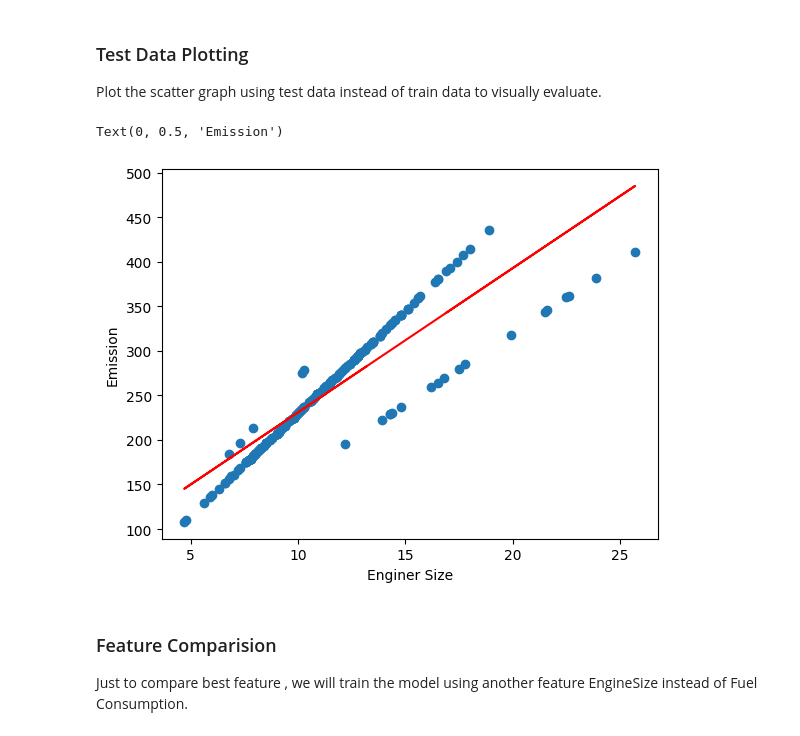
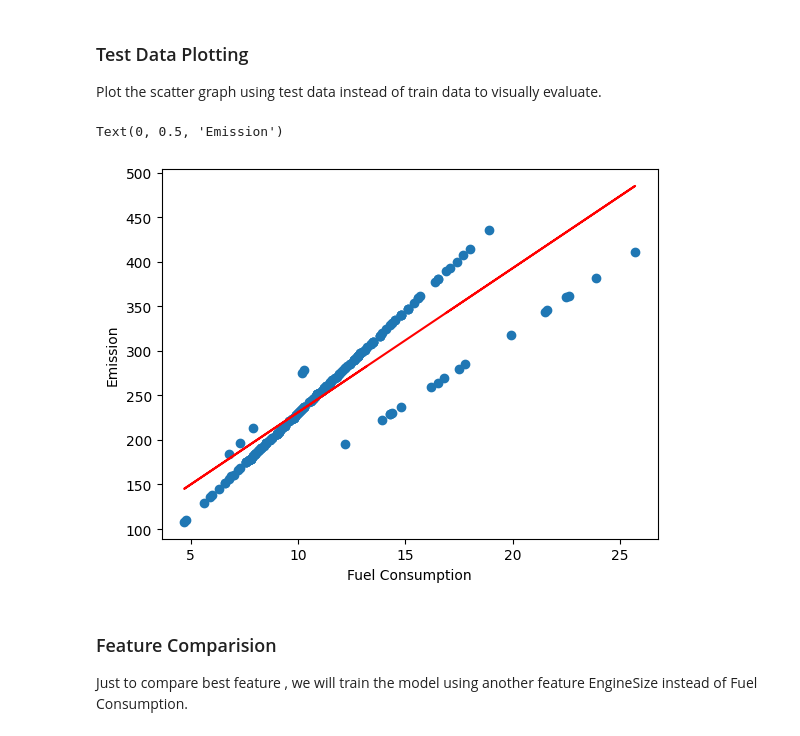
Before and after one commit to gos-apoorv/simple_linear_regression, a Jupyter notebook: linear_regression.ipynb, the cells around one changed output. Saved outputs shown, nothing was run; the diff lists cells and outputs as text; code cells hidden in the pictures.

```diff
--- a/linear_regression.ipynb
+++ b/linear_regression.ipynb
@@ -226,11 +226,11 @@ Plot the scatter graph using test data instead of train data to visually evaluat
 # %%
 plt.scatter(X_test, y_test)
 plt.plot(X_test, regressor.coef_ * X_test + regressor.intercept_, color='red')
-plt.xlabel("Enginer Size")
+plt.xlabel("Fuel Consumption")
 plt.ylabel("Emission")
 # %% [output]
 Text(0, 0.5, 'Emission')
-[figure, old version]
+[figure, new version]
 # %% [markdown]
 ### Feature Comparision
 Just to compare best feature , we will train the model using another feature EngineSize instead of Fuel Consumption.
```
